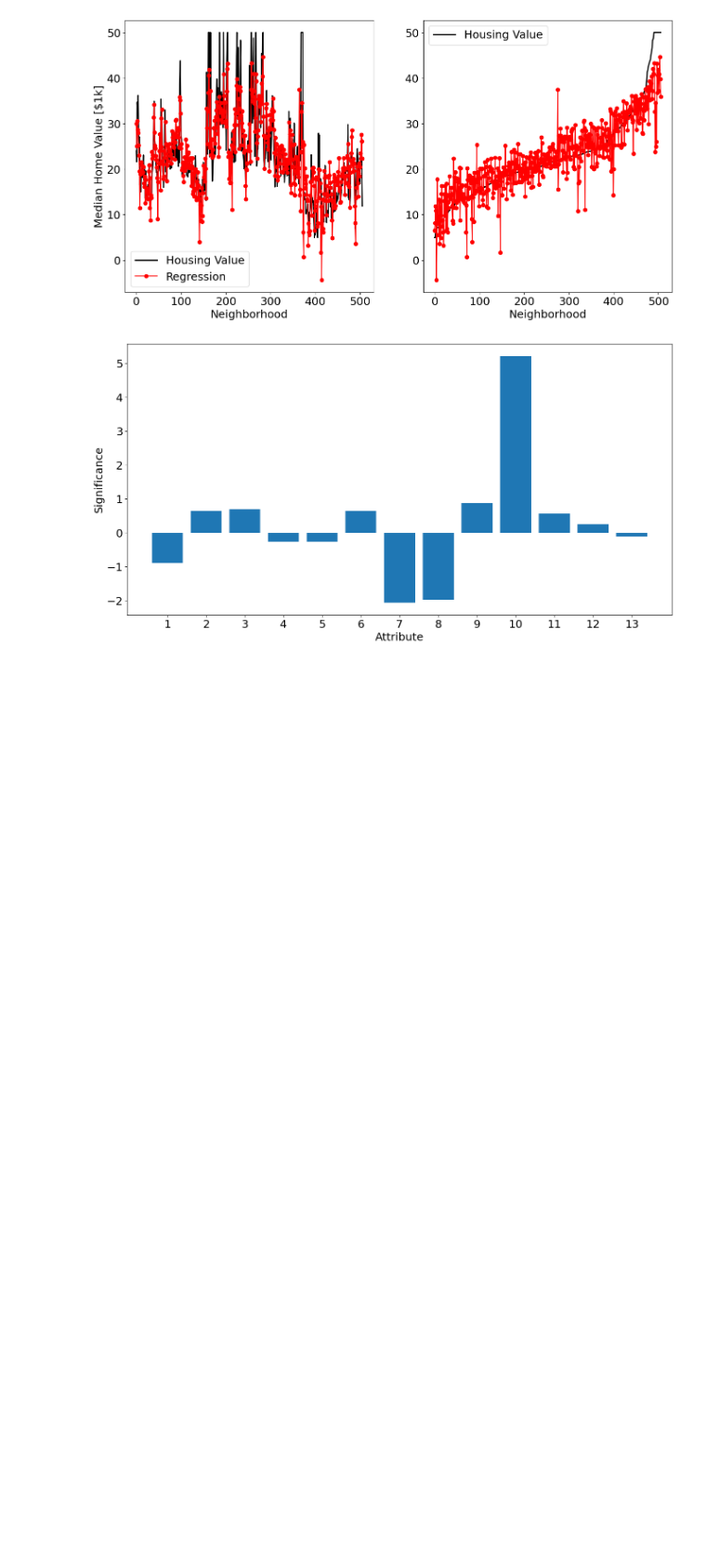
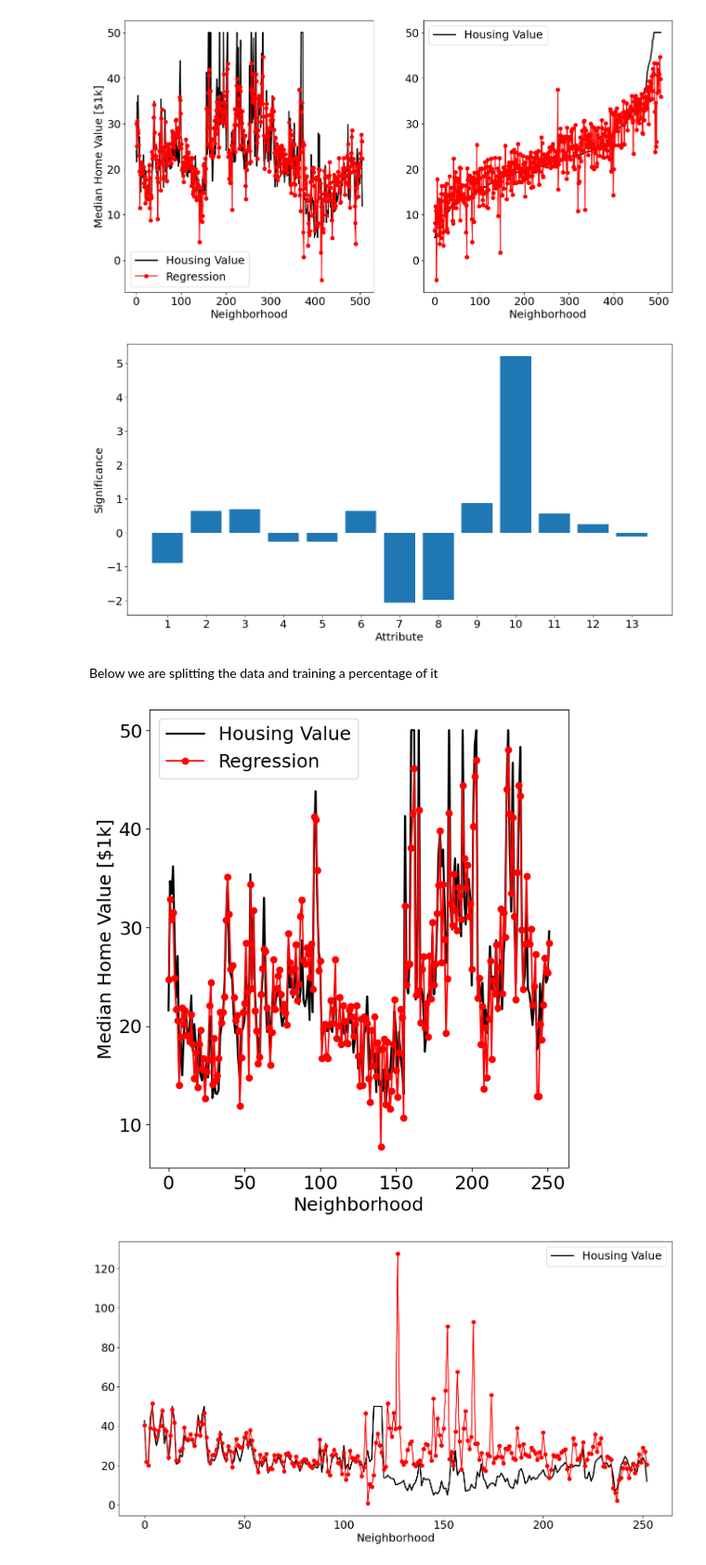
Before and after one commit to manny-uncharted/Singular-Value-Decomposition, a Jupyter notebook: linear-regression.ipynb, the cells around one changed output. Shown: that part at 93% size. Cells and saved outputs as stored; diff of their text form; code cells hidden in the pictures; blank space fills up the shorter version.

Commit message:
worked on spliting the housing dataset into train and test to evaluate it's performance

```diff
--- a/linear-regression.ipynb
+++ b/linear-regression.ipynb
@@ -116,2 +119,45 @@ plt.show()
 # %% [output]
 [figure]
+# %% [markdown]
+Below we are splitting the data and training a percentage of it
+# %%
+# Load dataset
+H = np.loadtxt(os.path.join('.','data','housing.data'))
+b = H[:, -1] # Housing values in $1000s
+A = H[:, :-1] # All other features
+
+# Pad with ones for non-zero offset
+A = np.pad(A, [(0,0), (0,1)], mode='constant', constant_values=1)
+
+
+# Split into training and testing sets
+n = 253;
+btrain = b[1:n]
+Atrain = A[1:n]
+btest = b[n:]
+Atest = A[n:]
+
+# Solve Ax=b using SVD
+U, S, VT = np.linalg.svd(Atrain, full_matrices=0)
+x = VT.T @ np.linalg.inv(np.diag(S)) @ U.T @ btrain
+
+fig = plt.figure()
+ax1 = fig.add_subplot(121)
+
+plt.plot(btrain, color='k', linewidth=2, label='Housing Value') # True Relationship
+plt.plot(Atrain@x, '-o', color='r', linewidth=1.5, markersize=6, label='Regression')
+plt.xlabel('Neighborhood')
+plt.ylabel('Median Home Value [$1k]')
+plt.legend()
+plt.show()
+
+
+ax2 = fig.add_subplot(122)
+plt.plot(btest, color='k', linewidth=2, label='Housing Value') # True relationship
+plt.plot(Atest@x, '-o', color='r', linewidth=1.5, markersize=6)
+plt.xlabel('Neighborhood')
+plt.legend()
+plt.show()
+# %% [output]
+[figure, added]
+[figure, added]
```
Also changed, not shown: parts of 1 cell of this notebook.
